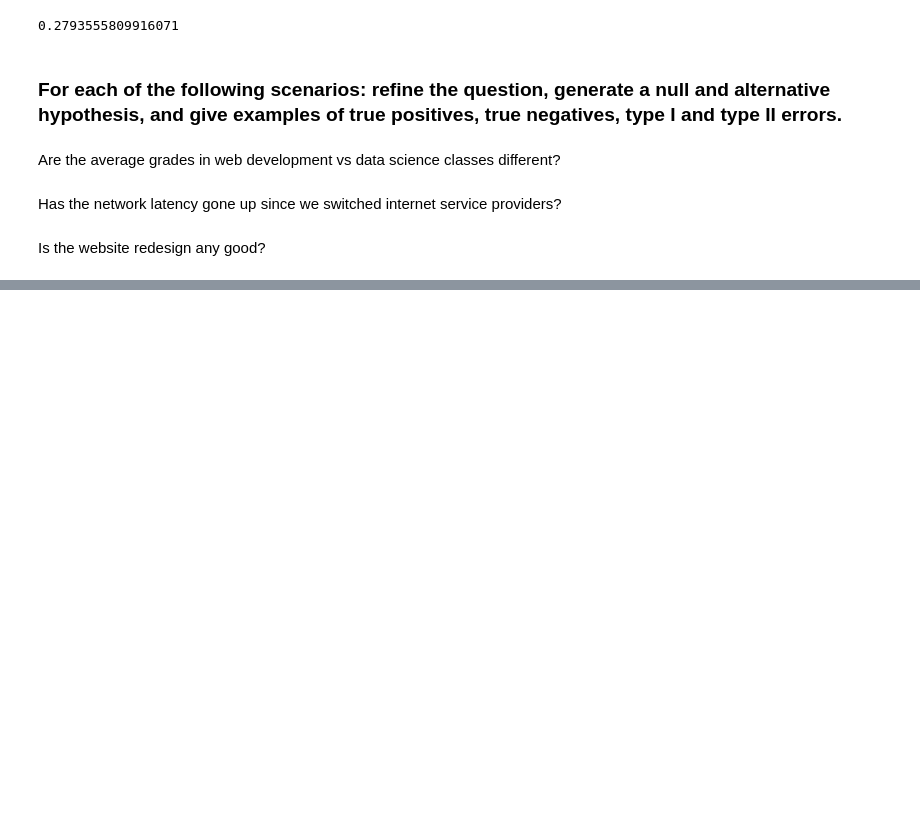
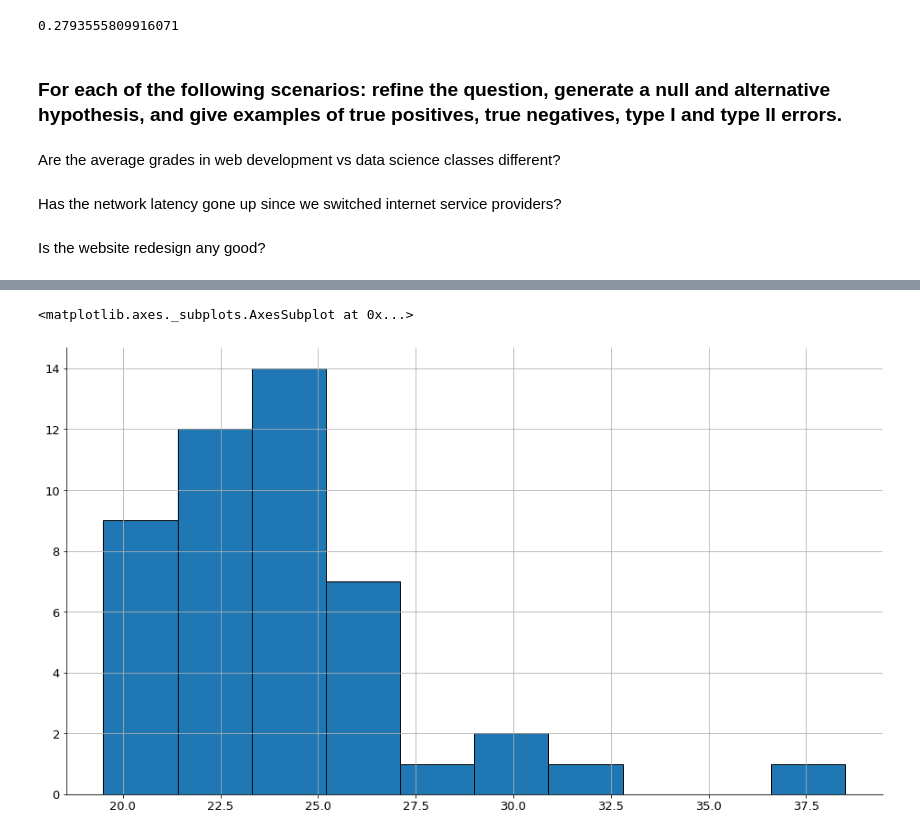
Before and after one commit to Matthew-Mays/statistics-exercises, a Jupyter notebook: hypothesis_testing.ipynb, the cells around one changed output, grey strips where cells are left out. Drawn from its saved outputs; the diff is of its cells as text; code cells hidden in the pictures; blank space fills up the shorter version.

```diff
--- a/hypothesis_testing.ipynb
+++ b/hypothesis_testing.ipynb
@@ -110,0 +172,8 @@ Is the website redesign any good?
+# %%
+compact = mpg[mpg['class'] == 'compact'].mpg_avg
+normal = mpg.mpg_avg
+# %%
+compact.hist()
+# %% [output]
+<matplotlib.axes._subplots.AxesSubplot at 0x...>
+[figure, added]
```
Also changed, not shown: parts of 22 cells of this notebook.
